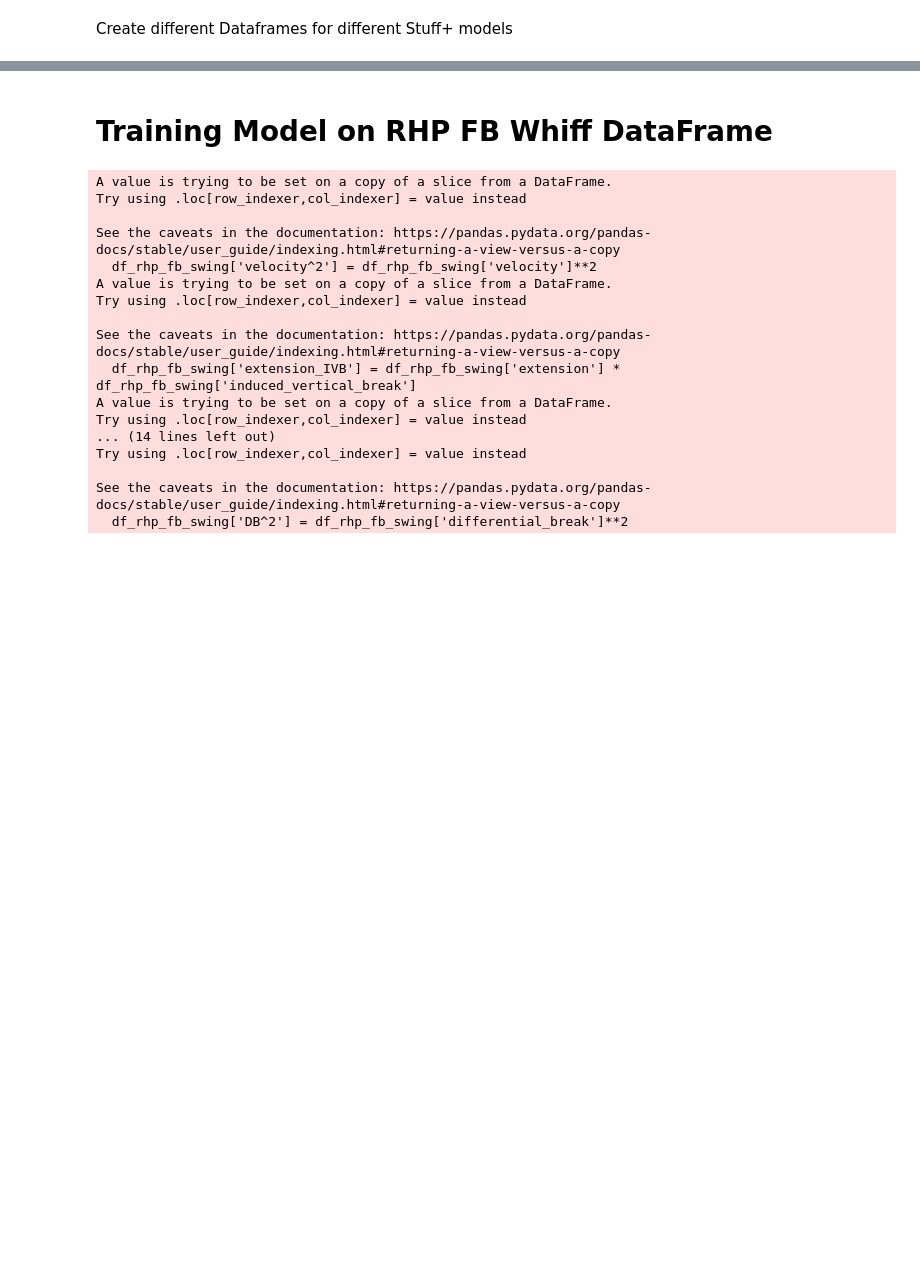
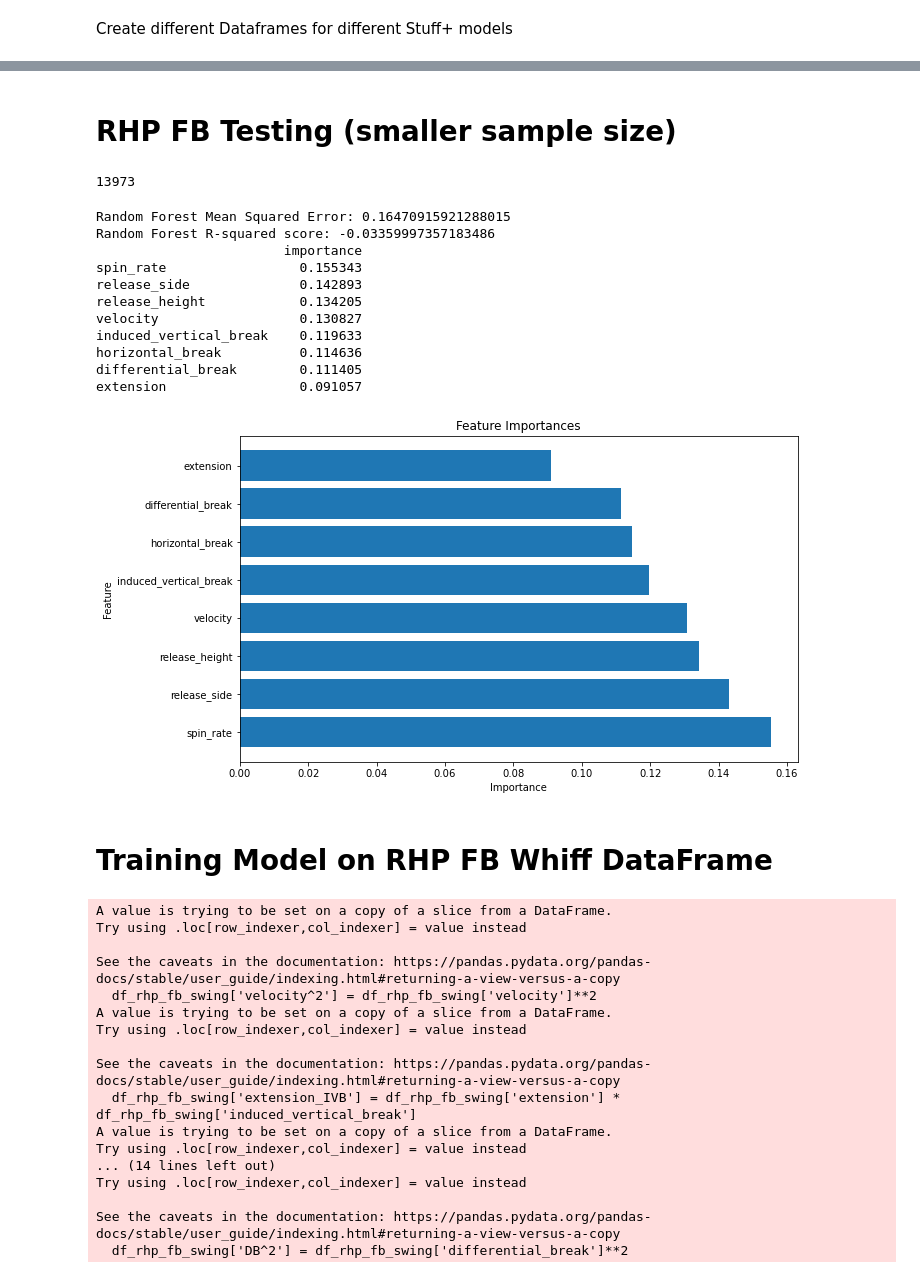
Before and after one commit to genocous/stuff_plus_site, a Jupyter notebook: Python Code/stuff_plus.ipynb, the cells around one changed output, grey strips where cells are left out. Drawn from its saved outputs; the diff is of its cells as text; code cells hidden in the pictures; blank space fills up the shorter version.

```diff
--- a/Python Code/stuff_plus.ipynb
+++ b/Python Code/stuff_plus.ipynb
@@ -389,6 +361,79 @@ Whiff Percentage on Changeups thrown by RHP: 0.31
 Whiff Percentage on Changeups thrown by LHP: 0.31
 # %%
 # Save each dataframe to a pickle file and load it back
+# %% [markdown]
+# **RHP FB Testing (smaller sample size)**
+# %%
+# Take 10% of the data for training and feature importances
+df_rhp_fb_swing_small = df_rhp_fb_swing.sample(frac=0.1)
+# %%
+len(df_rhp_fb_swing_small)
+# %% [output]
+13973
+# %%
+# Feature Engineering
+df_rhp_fb_swing_small['extension'] = df_rhp_fb_swing_small['extension'] ** 2
+df_rhp_fb_swing_small['velocity'] = df_rhp_fb_swing_small['velocity'] ** 3
+df_rhp_fb_swing_small['differential_break'] = df_rhp_fb_swing_small['differential_break'] ** 2
+df_rhp_fb_swing_small['spin_rate'] = df_rhp_fb_swing_small['spin_rate'] ** 4
+# %%
+# USE THIS FOR OFF-SPEED WITH VELO/BREAK DIFFERENCES X = df_rhp_fb_swing_small[['velocity', 'horizontal_break', 'induced_vertical_break', 'release_side', 'release_height', 'spin_rate', 'effective_velocity', 'extension', 'differential_break', 'velocity_diff', 'horizontal_break_diff', 'induced_vertical_break_diff']]
+X = df_rhp_fb_swing_small[['velocity', 'horizontal_break', 'induced_vertical_break', 'release_side', 'release_height', 'spin_rate', 'extension', 'differential_break']]
+y = df_rhp_fb_swing_small['whiff']
+
+X_train, X_test, y_train, y_test = train_test_split(X, y, test_size=0.2, random_state=42)
+
+assert len(X_train) == len(y_train)
+assert len(X_test) == len(y_test)
+
+# Initialize the model
+model = RandomForestRegressor(n_estimators=100, random_state=42)
+
+# Train the model
+model.fit(X_train, y_train)
+
+# Predict xWhiff for the test set using the Random Forest model
+y_rf_pred = model.predict(X_test)
+
+# Evaluate the Random Forest model's performance
+rf_mse = mean_squared_error(y_test, y_rf_pred)
+rf_r2 = r2_score(y_test, y_rf_pred)
+
+print("Random Forest Mean Squared Error:", rf_mse)
+print("Random Forest R-squared score:", rf_r2)
+
+# Get feature importances from the model
+feature_importances = model.feature_importances_
+
+# Create a DataFrame with feature importances
+feature_importances_df = pd.DataFrame({'importance': feature_importances}, index=X_train.columns)
+
+# Sort the DataFrame by importance in descending order
+feature_importances_df = feature_importances_df.sort_values('importance', ascending=False)
+
+# Print the feature importances
+print(feature_importances_df)
+
+# Plot the feature importances
+plt.figure(figsize=(10, 6))
+plt.barh(feature_importances_df.index, feature_importances_df['importance'])
+plt.xlabel('Importance')
+plt.ylabel('Feature')
+plt.title('Feature Importances')
+plt.show()
+# %% [output]
+Random Forest Mean Squared Error: 0.16470915921288015
+Random Forest R-squared score: -0.03359997357183486
+                        importance
+spin_rate                 0.155343
+release_side              0.142893
+release_height            0.134205
+velocity                  0.130827
+induced_vertical_break    0.119633
+horizontal_break          0.114636
+differential_break        0.111405
+extension                 0.091057
+[figure, added]
 # %% [markdown]
 # **Training Model on RHP FB Whiff DataFrame**
 # %%
```
Also changed, not shown: parts of 25 cells of this notebook.
